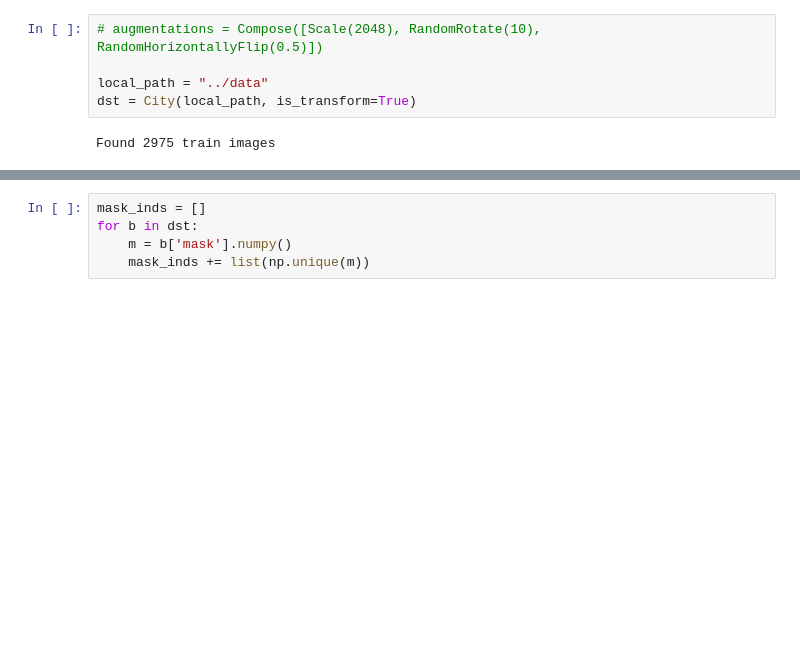
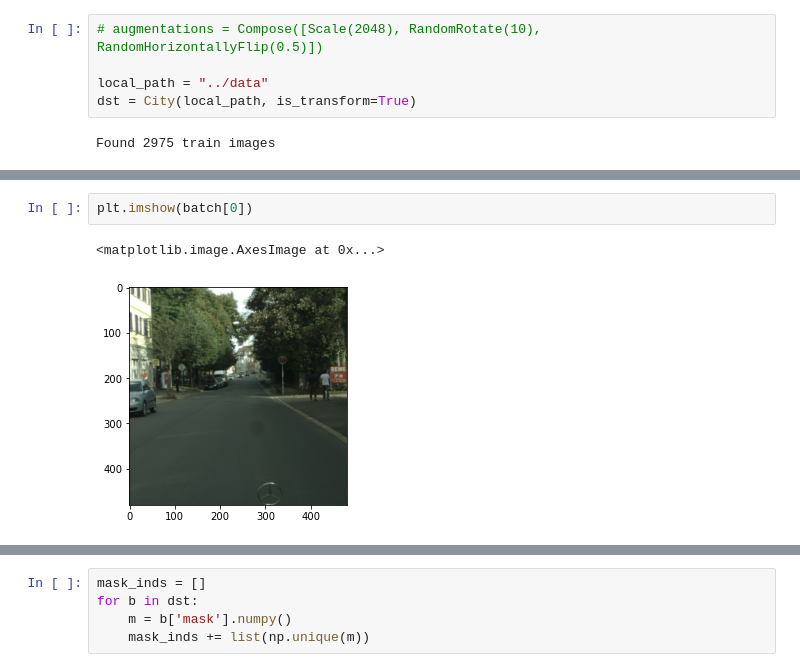
Before and after one commit to dansola/PGA-Net, a Jupyter notebook: notebooks/explore_cityscapes.ipynb, the cells around one changed output, grey strips where cells are left out. Drawn from its saved outputs; the diff is of its cells as text; blank space fills up the shorter version.

```diff
--- a/notebooks/explore_cityscapes.ipynb
+++ b/notebooks/explore_cityscapes.ipynb
@@ -98,0 +132,5 @@ torch.Size([256, 512])
+# %%
+plt.imshow(batch[0])
+# %% [output]
+<matplotlib.image.AxesImage at 0x...>
+[figure, added]
```
Also changed, not shown: parts of 8 cells of this notebook, 5 other files.
